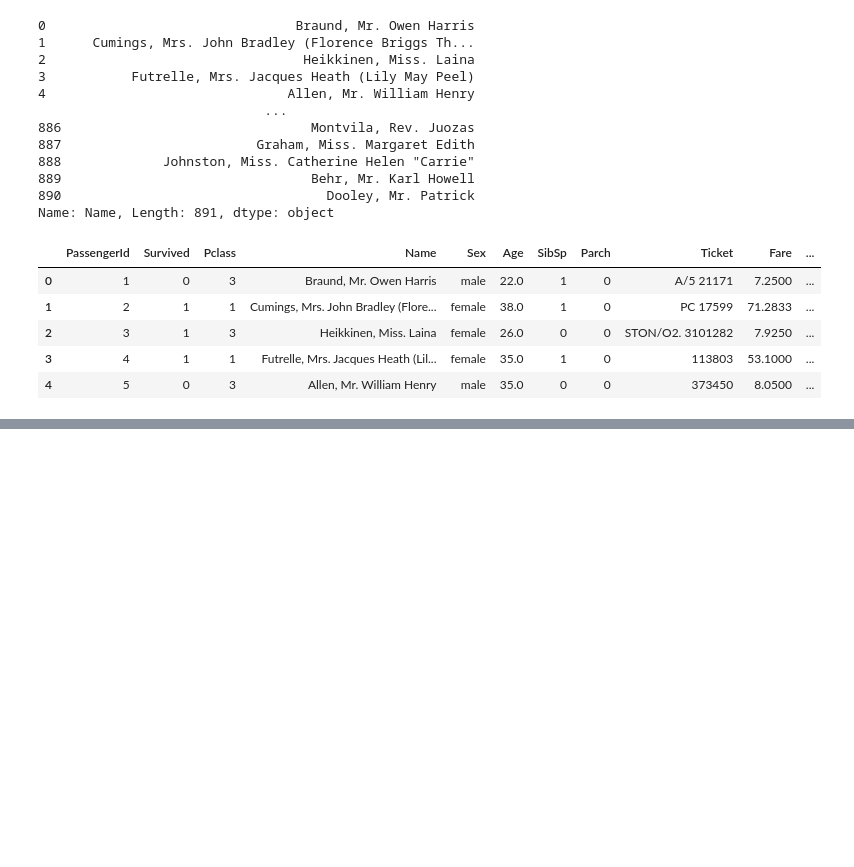
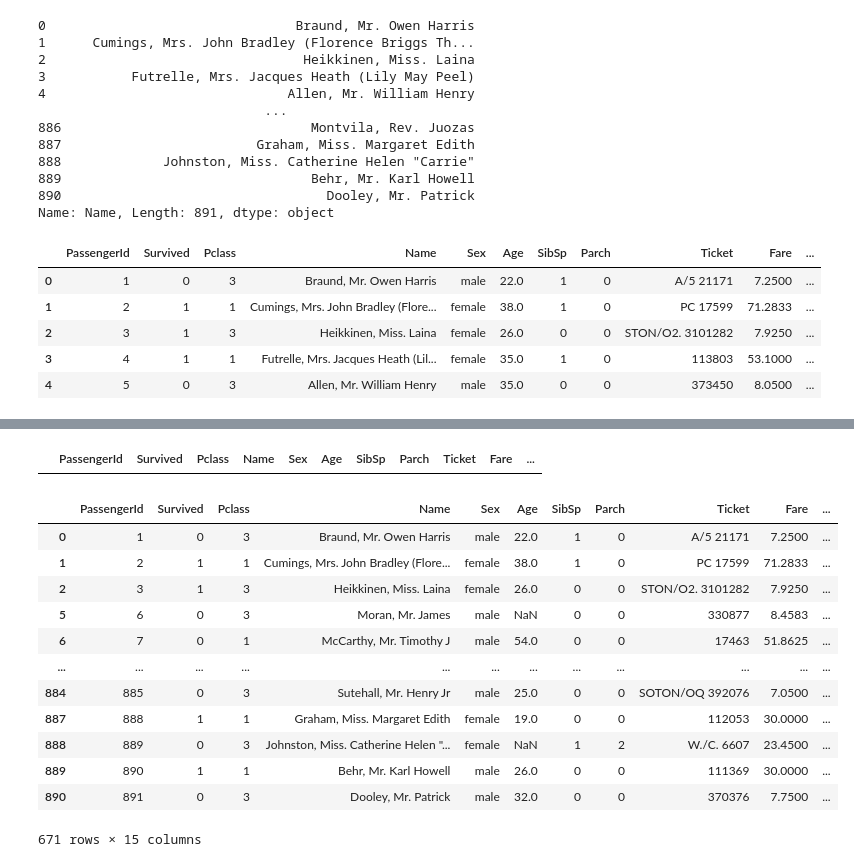
Before and after one commit to rabiuldiu30/-Vectorized-String-Operations-DateTime-in-Pandas-Pivot-Table, a Jupyter notebook: pandas-strings.ipynb, the cells around one changed output, grey strips where cells are left out. Cells and saved outputs as stored; diff of their text form; code cells hidden in the pictures; blank space fills up the shorter version.

```diff
--- a/pandas-strings.ipynb
+++ b/pandas-strings.ipynb
@@ -94,0 +110,4 @@ df.head()
+# %%
+# replace
+df['title'] = df['title'].str.replace('Ms.','Miss.')
+df['title'] = df['title'].str.replace('Mlle.','Miss.')
@@ -94,0 +134,31 @@ df.head()
+# %%
+# filtering
+# startswith/endwith
+df[df['firstname'].str.startswith('A')]
+df[df['firstname'].str.endswith('A')]
+# isdigit/isalpha.....
+df[df['firstname'].str.isdigit()]
+# %% [output]
+|  | PassengerId | Survived | Pclass | Name | Sex | Age | SibSp | Parch | Ticket | Fare | ... |
+# %%
+# applying regex
+# contains
+# search john -> both case
+df[df['firstname'].str.contains('john','case=False')]
+# find lastname with start and char vowel
+# df[df['lastname'].str.contains('^[aeiouAEIOU].+[aeiouAEIOU]$')]
+df[df['lastname'].str.contains('^[^aeiouAEIOU].+[^aeiouAEIOU]$')]
+# %% [output]
+|  | PassengerId | Survived | Pclass | Name | Sex | Age | SibSp | Parch | Ticket | Fare | ... |
+| 0 | 1 | 0 | 3 | Braund, Mr. Owen Harris | male | 22.0 | 1 | 0 | A/5 21171 | 7.2500 | ... |
+| 1 | 2 | 1 | 1 | Cumings, Mrs. John Bradley (Flore... | female | 38.0 | 1 | 0 | PC 17599 | 71.2833 | ... |
+| 2 | 3 | 1 | 3 | Heikkinen, Miss. Laina | female | 26.0 | 0 | 0 | STON/O2. 3101282 | 7.9250 | ... |
+| 5 | 6 | 0 | 3 | Moran, Mr. James | male | NaN | 0 | 0 | 330877 | 8.4583 | ... |
+| 6 | 7 | 0 | 1 | McCarthy, Mr. Timothy J | male | 54.0 | 0 | 0 | 17463 | 51.8625 | ... |
+| ... | ... | ... | ... | ... | ... | ... | ... | ... | ... | ... | ... |
+| 884 | 885 | 0 | 3 | Sutehall, Mr. Henry Jr | male | 25.0 | 0 | 0 | SOTON/OQ 392076 | 7.0500 | ... |
+| 887 | 888 | 1 | 1 | Graham, Miss. Margaret Edith | female | 19.0 | 0 | 0 | 112053 | 30.0000 | ... |
+| 888 | 889 | 0 | 3 | Johnston, Miss. Catherine Helen "... | female | NaN | 1 | 2 | W./C. 6607 | 23.4500 | ... |
+| 889 | 890 | 1 | 1 | Behr, Mr. Karl Howell | male | 26.0 | 0 | 0 | 111369 | 30.0000 | ... |
+| 890 | 891 | 0 | 3 | Dooley, Mr. Patrick | male | 32.0 | 0 | 0 | 370376 | 7.7500 | ... |
+671 rows × 15 columns
```
Also changed, not shown: parts of 2 cells of this notebook.
